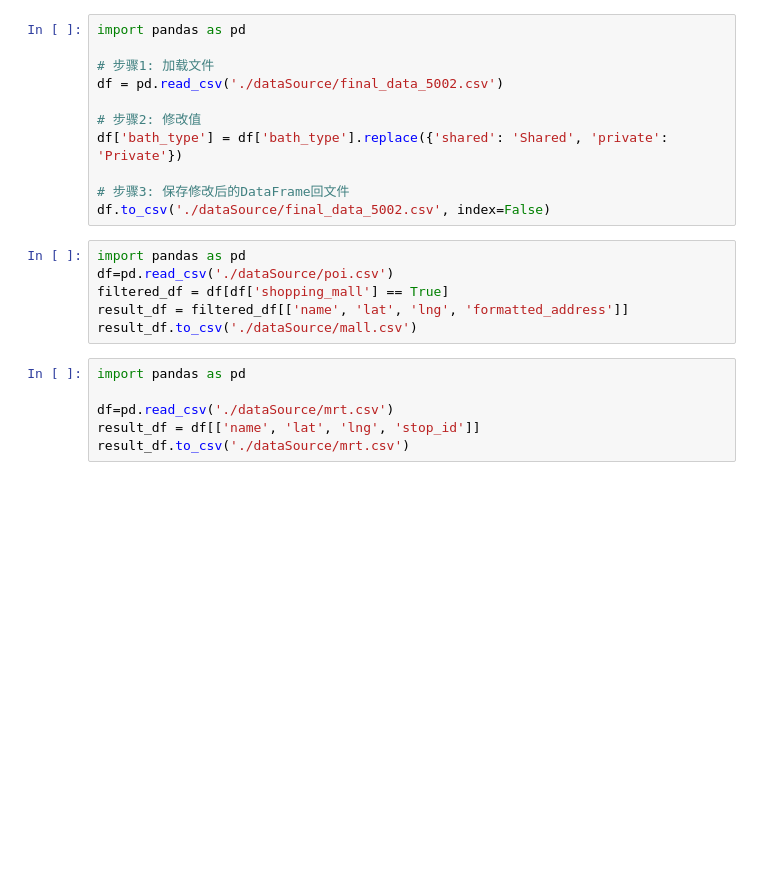
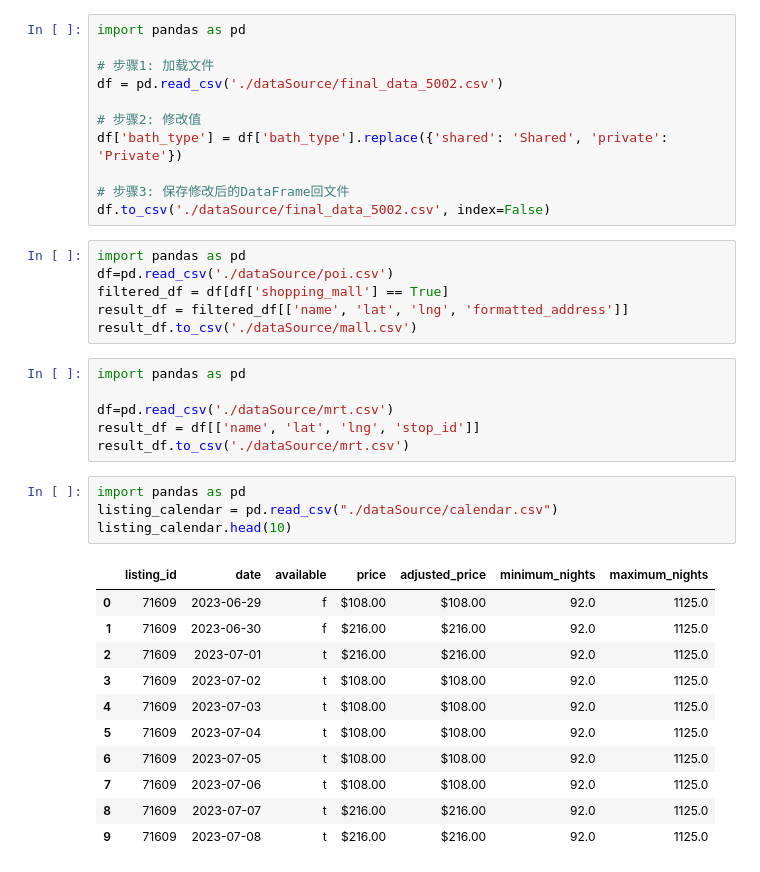
Before and after one commit to ownEyes/Rental-Recommendation-System-in-Singapore, a Jupyter notebook: notebooks/5002_data.ipynb, the cells around one changed output. Drawn from its saved outputs; the diff is of its cells as text; blank space fills up the shorter version.

```diff
--- a/notebooks/5002_data.ipynb
+++ b/notebooks/5002_data.ipynb
@@ -656,3 +656,19 @@ import pandas as pd
 df=pd.read_csv('./dataSource/mrt.csv')
 result_df = df[['name', 'lat', 'lng', 'stop_id']]
 result_df.to_csv('./dataSource/mrt.csv')
+# %%
+import pandas as pd
+listing_calendar = pd.read_csv("./dataSource/calendar.csv")
+listing_calendar.head(10)
+# %% [output]
+|  | listing_id | date | available | price | adjusted_price | minimum_nights | maximum_nights |
+| 0 | 71609 | 2023-06-29 | f | $108.00 | $108.00 | 92.0 | 1125.0 |
+| 1 | 71609 | 2023-06-30 | f | $216.00 | $216.00 | 92.0 | 1125.0 |
+| 2 | 71609 | 2023-07-01 | t | $216.00 | $216.00 | 92.0 | 1125.0 |
+| 3 | 71609 | 2023-07-02 | t | $108.00 | $108.00 | 92.0 | 1125.0 |
+| 4 | 71609 | 2023-07-03 | t | $108.00 | $108.00 | 92.0 | 1125.0 |
+| 5 | 71609 | 2023-07-04 | t | $108.00 | $108.00 | 92.0 | 1125.0 |
+| 6 | 71609 | 2023-07-05 | t | $108.00 | $108.00 | 92.0 | 1125.0 |
+| 7 | 71609 | 2023-07-06 | t | $108.00 | $108.00 | 92.0 | 1125.0 |
+| 8 | 71609 | 2023-07-07 | t | $216.00 | $216.00 | 92.0 | 1125.0 |
+| 9 | 71609 | 2023-07-08 | t | $216.00 | $216.00 | 92.0 | 1125.0 |
```
Also changed, not shown: parts of 5 cells of this notebook, 33 other files.
